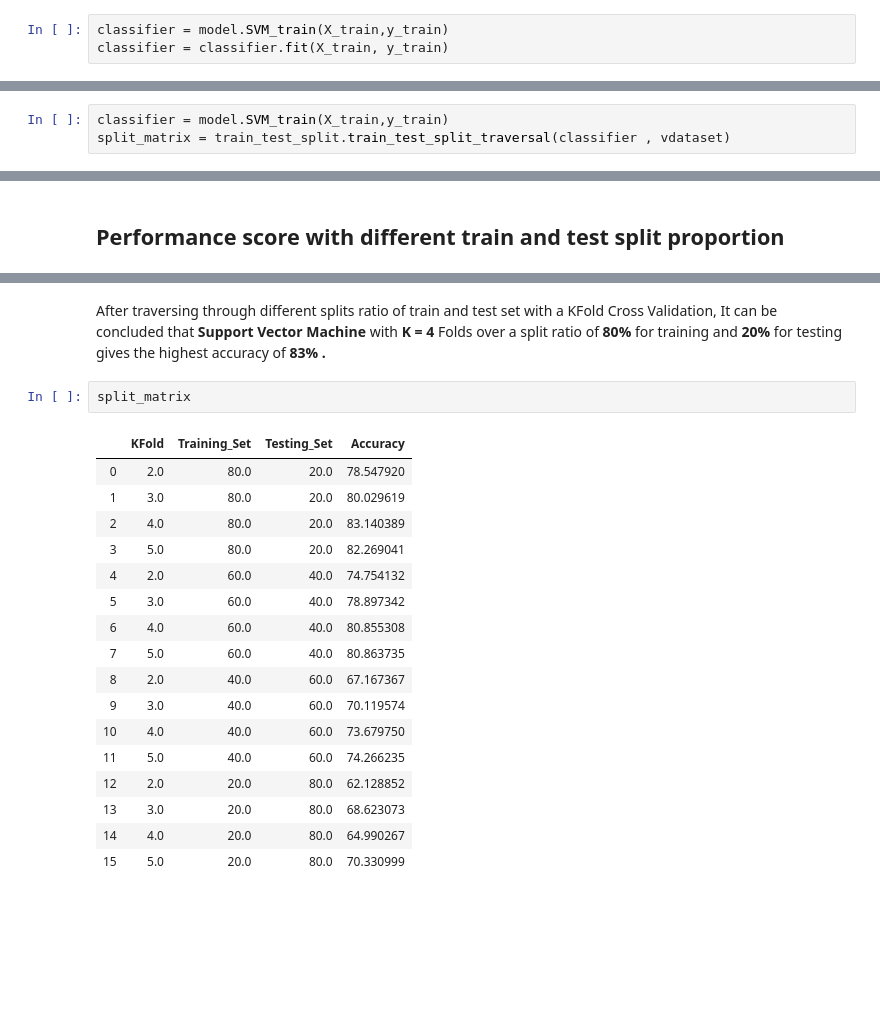
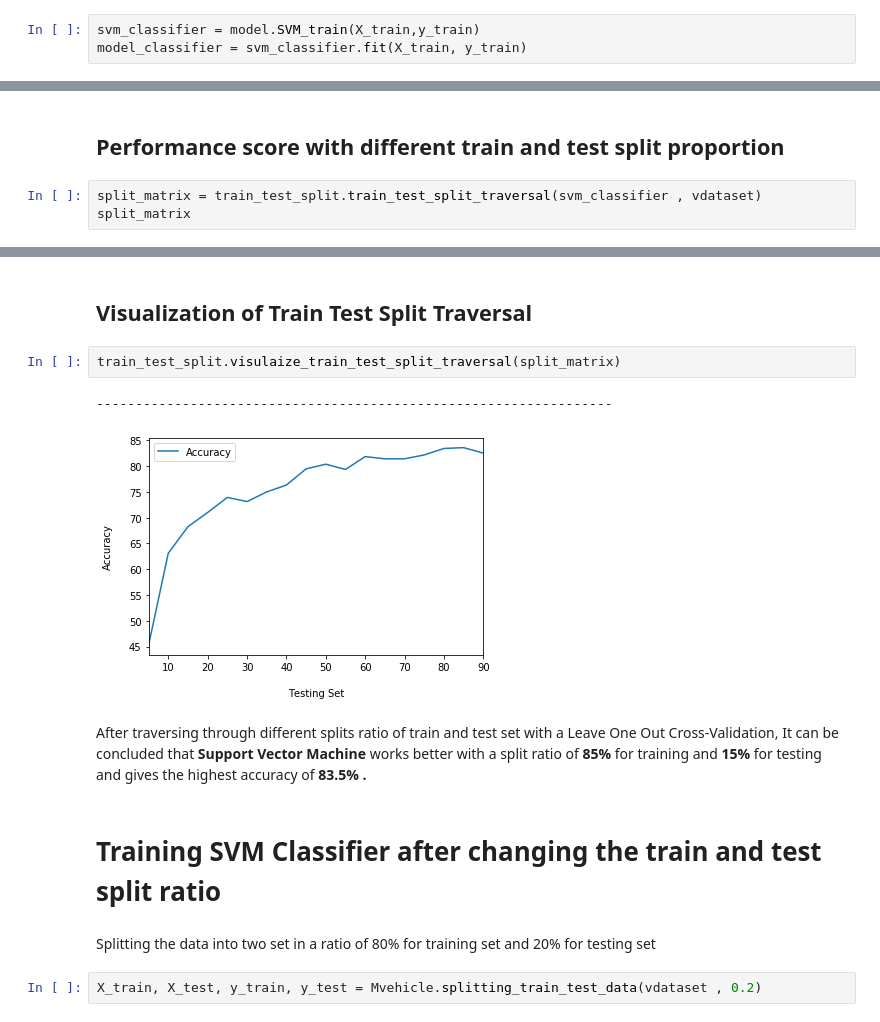
Before and after one commit to mozilla/PRESC, a Jupyter notebook: dev/shiza16/TrainTestSplit_Traversal.ipynb, the cells around one changed output, grey strips where cells are left out. Cells and saved outputs as stored; diff of their text form; blank space fills up the shorter version.

```diff
--- a/dev/shiza16/TrainTestSplit_Traversal.ipynb
+++ b/dev/shiza16/TrainTestSplit_Traversal.ipynb
@@ -206,6 +210,6 @@ model.Evaluation_model(vdataset)
 # %% [markdown]
 Performing Hyper-Parameters tuning of Support Vectore Machine using GridSearch techniuqe
 # %%
-classifier = model.SVM_train(X_train,y_train)
-classifier = classifier.fit(X_train, y_train)
+svm_classifier = model.SVM_train(X_train,y_train)
+model_classifier = svm_classifier.fit(X_train, y_train)
 # %%
@@ -239,3 +244,0 @@ In Train Test Split Traversal, an evaluation metric is computed for <b> Support
-# %%
-classifier = model.SVM_train(X_train,y_train)
-split_matrix = train_test_split.train_test_split_traversal(classifier , vdataset)
@@ -255,2 +245,5 @@ Line plot with Training size =  20.0 % and Testing Size = 80.0 %.
 # %% [markdown]
 ## Performance score with different train and test split proportion
+# %%
+split_matrix = train_test_split.train_test_split_traversal(svm_classifier , vdataset)
+split_matrix
@@ -257,22 +268,15 @@ Line plot with Training size =  20.0 % and Testing Size = 80.0 %.
+# %% [markdown]
+## Visualization of Train Test Split Traversal
+# %%
+train_test_split.visulaize_train_test_split_traversal(split_matrix)
+# %% [output]
+------------------------------------------------------------------
+[figure, added]
 # %% [markdown]
-After traversing through different splits ratio of train and test set with a KFold Cross Validation, It can be concluded that <b> Support Vector Machine</b> with <b> K = 4 </b>  Folds over a split ratio of <b> 80% </b> for training and <b> 20% </b> for testing gives the highest accuracy of <b> 83% .</b>
+After traversing through different splits ratio of train and test set with a Leave One Out Cross-Validation, It can be concluded that <b> Support Vector Machine</b> works better with a split ratio of <b> 85% </b> for training and <b> 15% </b> for testing and gives the highest accuracy of <b> 83.5% .</b>
-# %%
-split_matrix
-# %% [output]
-|  | KFold | Training_Set | Testing_Set | Accuracy |
-| 0 | 2.0 | 80.0 | 20.0 | 78.547920 |
-| 1 | 3.0 | 80.0 | 20.0 | 80.029619 |
-| 2 | 4.0 | 80.0 | 20.0 | 83.140389 |
-| 3 | 5.0 | 80.0 | 20.0 | 82.269041 |
-| 4 | 2.0 | 60.0 | 40.0 | 74.754132 |
-| 5 | 3.0 | 60.0 | 40.0 | 78.897342 |
-| 6 | 4.0 | 60.0 | 40.0 | 80.855308 |
-| 7 | 5.0 | 60.0 | 40.0 | 80.863735 |
-| 8 | 2.0 | 40.0 | 60.0 | 67.167367 |
-| 9 | 3.0 | 40.0 | 60.0 | 70.119574 |
-| 10 | 4.0 | 40.0 | 60.0 | 73.679750 |
-| 11 | 5.0 | 40.0 | 60.0 | 74.266235 |
-| 12 | 2.0 | 20.0 | 80.0 | 62.128852 |
-| 13 | 3.0 | 20.0 | 80.0 | 68.623073 |
-| 14 | 4.0 | 20.0 | 80.0 | 64.990267 |
-| 15 | 5.0 | 20.0 | 80.0 | 70.330999 |
+# %% [markdown]
+# Training SVM Classifier after changing the train and test split ratio
+# %% [markdown]
+Splitting the data into two set in a ratio of 80% for training set and 20% for testing set
+# %%
+X_train, X_test, y_train, y_test = Mvehicle.splitting_train_test_data(vdataset , 0.2)
```
Also changed, not shown: parts of 24 cells of this notebook, 5 other files.
